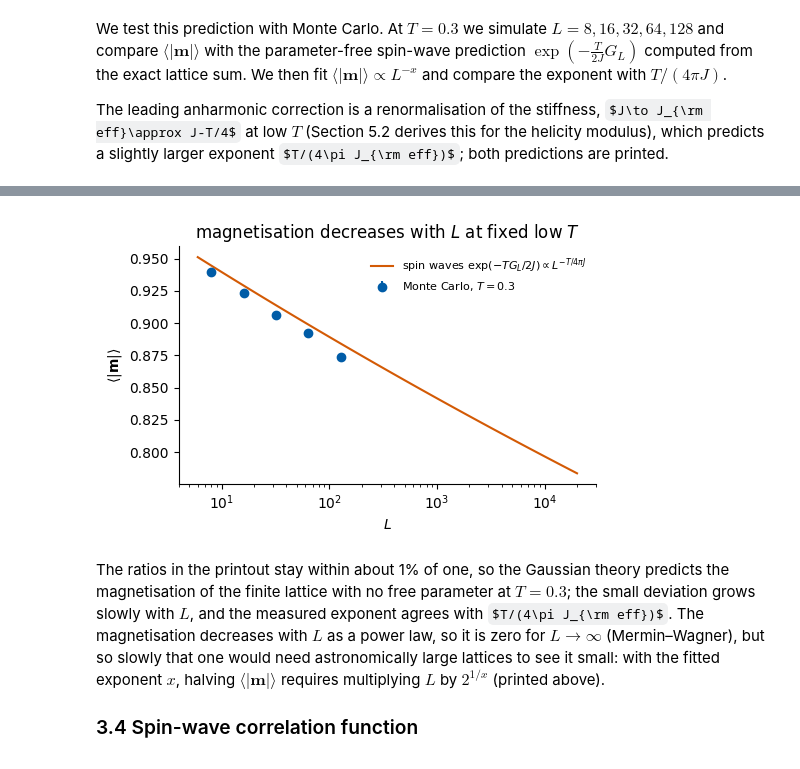
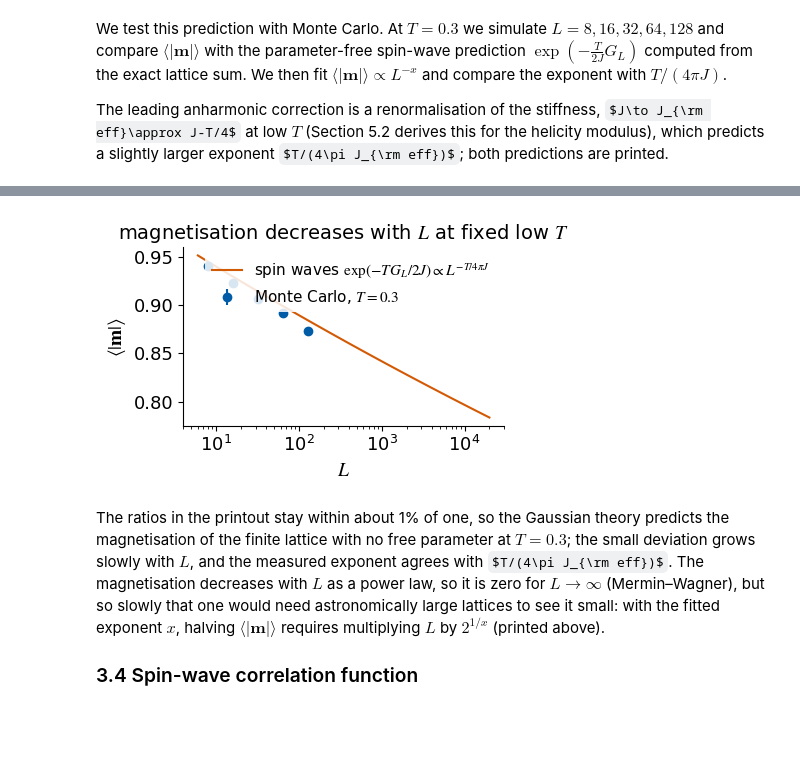
Before and after one commit to MarcinPlodzien/deep-learning-for-classical-and-quantum-physics, a Jupyter notebook: notebooks/lecture-05/lab-030-physics-2d-xy.ipynb, the cells around one changed output, grey strips where cells are left out. Saved outputs shown, nothing was run; the diff lists cells and outputs as text; code cells hidden in the pictures; some formulas as TeX source; blank space fills up the shorter version.

```diff
--- a/notebooks/lecture-05/lab-030-physics-2d-xy.ipynb
+++ b/notebooks/lecture-05/lab-030-physics-2d-xy.ipynb
@@ -1032,19 +1032,19 @@ factor in L that halves <|m|>:  2^(1/x) = 3.5e+11
 # %%
 # figure drawn at 4.4 in and placed at 3.3 in on the slide: fonts scaled so that the text appears at about 10.5 pt
 SLIDE_FONT = 14
 with plt.rc_context({"font.size": SLIDE_FONT, "axes.labelsize": SLIDE_FONT, "axes.titlesize": SLIDE_FONT,
-                     "xtick.labelsize": SLIDE_FONT - 1, "ytick.labelsize": SLIDE_FONT - 1, "legend.fontsize": SLIDE_FONT - 2}):
+                     "xtick.labelsize": SLIDE_FONT - 1, "ytick.labelsize": SLIDE_FONT - 1, "legend.fontsize": SLIDE_FONT - 3, "mathtext.fontset": "stix", "legend.framealpha": 0.85, "legend.edgecolor": "none"}):
     fig, ax = plt.subplots(figsize=(4.4, 3.0))
     ax.errorbar(L_MW, mw[:, 0], mw[:, 1], fmt="o", color=UJBlue, label=f"Monte Carlo, $T={T_MW}$")
     Lf = np.geomspace(6, 2e4, 100)
     ax.plot(Lf, np.exp(-T_MW / (2 * J) * (np.log(Lf) / (2 * np.pi) + (GL[-1] - np.log(512) / (2 * np.pi)))), color=DSOrange,
             label=r"spin waves $\exp(-T G_L/2J)\propto L^{-T/4\pi J}$")
     ax.set_xscale("log"); ax.set_xlabel("$L$"); ax.set_ylabel(r"$\langle|\mathbf{m}|\rangle$")
     ax.set_title("magnetisation decreases with $L$ at fixed low $T$")
-    ax.legend(frameon=False, fontsize=None)
+    ax.legend(frameon=True, fontsize=None)
     fig.tight_layout(); savefig(fig, "xy_mermin_wagner.png"); plt.show()
 # %% [output]
-[figure, old version]
+[figure, new version]
 # %% [markdown]
 The ratios in the printout stay within about 1% of one, so the Gaussian theory predicts the magnetisation of the finite lattice with no free parameter at $T=0.3$; the small deviation grows slowly with $L$, and the measured exponent agrees with $T/(4\pi J_{\rm eff})$. The magnetisation decreases with $L$ as a power law, so it is zero for
 $L\to\infty$ (Mermin–Wagner), but so slowly that one would need astronomically large lattices to see it small: with the fitted exponent $x$, halving
```
Also changed, not shown: parts of 9 cells of this notebook, 53 other files.
